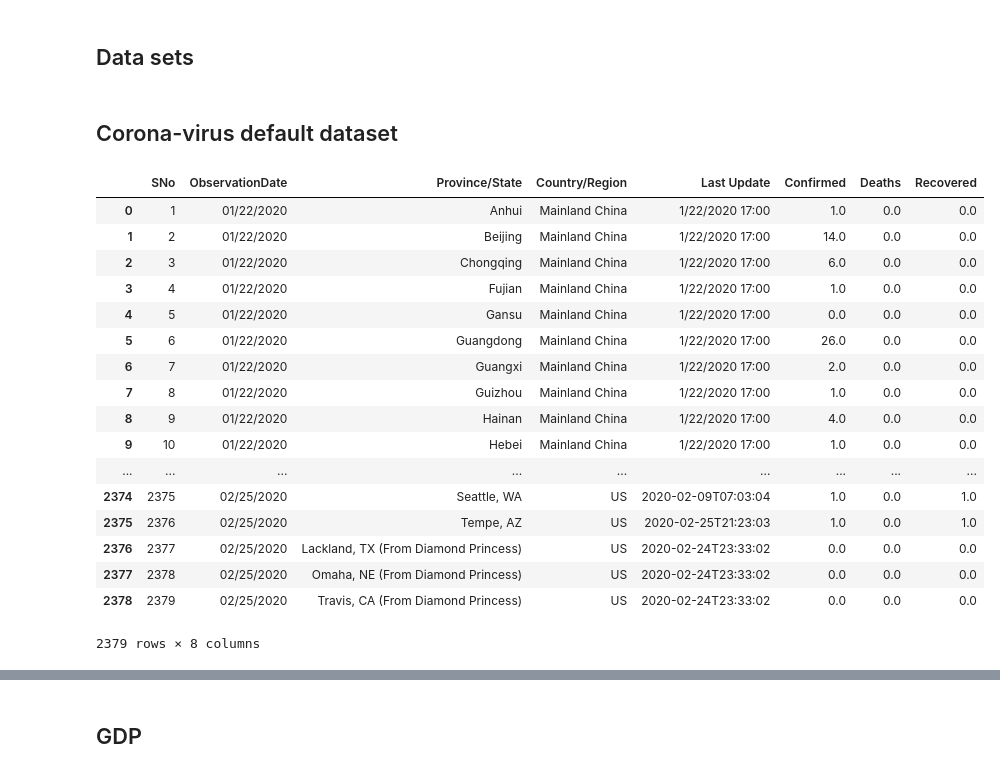
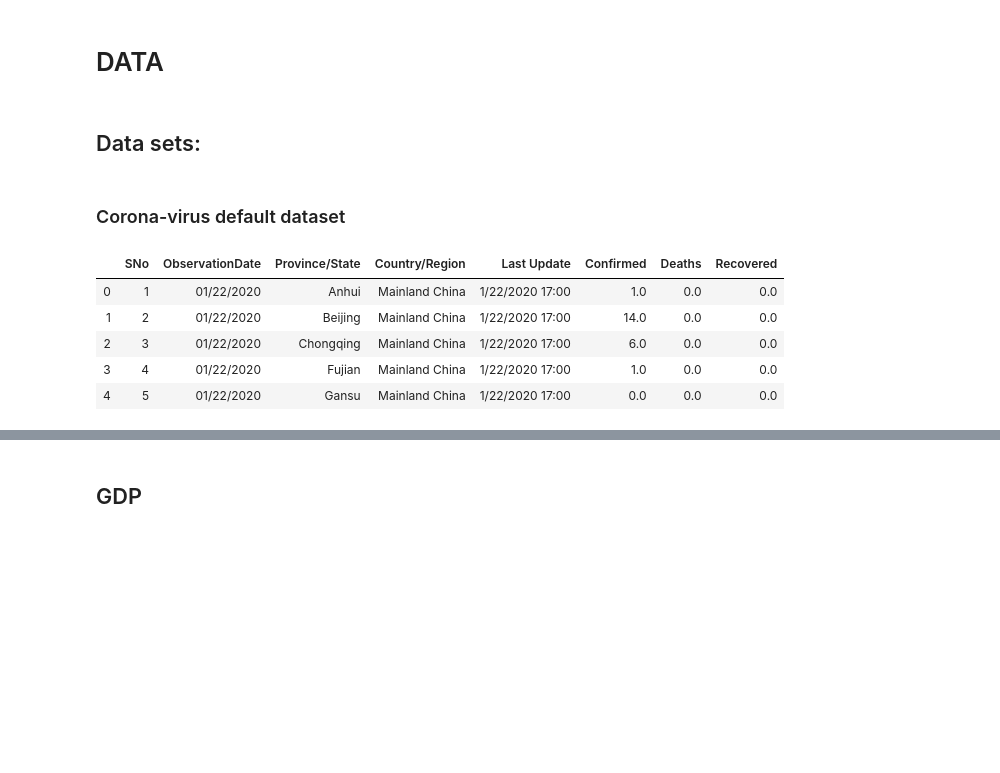
Before and after one commit to Yooru6/Corona-Virus, a Jupyter notebook: Corona_Data_Analysis.ipynb, the cells around one changed output, grey strips where cells are left out. Drawn from its saved outputs; the diff is of its cells as text; code cells hidden in the pictures; blank space fills up the shorter version.

```diff
--- a/Corona_Data_Analysis.ipynb
+++ b/Corona_Data_Analysis.ipynb
@@ -3,8 +3,10 @@ import pandas as pd
 import numpy
 import sklearn as sk
 import matplotlib.pyplot as plt
+# %% [markdown]
+# DATA
 # %% [markdown]
-## Data sets
+## Data sets:
 # %%
 filename_confirmed_net='https://raw.githubusercontent.com/CSSEGISandData/COVID-19/master/csse_covid_19_data/csse_covid_19_time_series/time_series_19-covid-Confirmed.csv'
 filename_deaths_net='https://raw.githubusercontent.com/CSSEGISandData/COVID-19/master/csse_covid_19_data/csse_covid_19_time_series/time_series_19-covid-Deaths.csv'
@@ -20,26 +22,14 @@ data_deaths=pd.read_csv(filename_deaths_net,index_col=None,na_values='?',sep=','
 data_recovered=pd.read_csv(filename_recovered_net,index_col=None,na_values='?',sep=',')
 data_confirmed=pd.read_csv(filename_confirmed_net,index_col=None,na_values='?',sep=',')
 # %% [markdown]
-## Corona-virus default dataset
+### Corona-virus default dataset
 # %%
-data_common
+data_common.head(5)
 # %% [output]
 |  | SNo | ObservationDate | Province/State | Country/Region | Last Update | Confirmed | Deaths | Recovered |
 | 0 | 1 | 01/22/2020 | Anhui | Mainland China | 1/22/2020 17:00 | 1.0 | 0.0 | 0.0 |
 | 1 | 2 | 01/22/2020 | Beijing | Mainland China | 1/22/2020 17:00 | 14.0 | 0.0 | 0.0 |
 | 2 | 3 | 01/22/2020 | Chongqing | Mainland China | 1/22/2020 17:00 | 6.0 | 0.0 | 0.0 |
 | 3 | 4 | 01/22/2020 | Fujian | Mainland China | 1/22/2020 17:00 | 1.0 | 0.0 | 0.0 |
 | 4 | 5 | 01/22/2020 | Gansu | Mainland China | 1/22/2020 17:00 | 0.0 | 0.0 | 0.0 |
-| 5 | 6 | 01/22/2020 | Guangdong | Mainland China | 1/22/2020 17:00 | 26.0 | 0.0 | 0.0 |
-| 6 | 7 | 01/22/2020 | Guangxi | Mainland China | 1/22/2020 17:00 | 2.0 | 0.0 | 0.0 |
-| 7 | 8 | 01/22/2020 | Guizhou | Mainland China | 1/22/2020 17:00 | 1.0 | 0.0 | 0.0 |
-| 8 | 9 | 01/22/2020 | Hainan | Mainland China | 1/22/2020 17:00 | 4.0 | 0.0 | 0.0 |
-| 9 | 10 | 01/22/2020 | Hebei | Mainland China | 1/22/2020 17:00 | 1.0 | 0.0 | 0.0 |
-| ... | ... | ... | ... | ... | ... | ... | ... | ... |
-| 2374 | 2375 | 02/25/2020 | Seattle, WA | US | 2020-02-09T07:03:04 | 1.0 | 0.0 | 1.0 |
-| 2375 | 2376 | 02/25/2020 | Tempe, AZ | US | 2020-02-25T21:23:03 | 1.0 | 0.0 | 1.0 |
-| 2376 | 2377 | 02/25/2020 | Lackland, TX (From Diamond Princess) | US | 2020-02-24T23:33:02 | 0.0 | 0.0 | 0.0 |
-| 2377 | 2378 | 02/25/2020 | Omaha, NE (From Diamond Princess) | US | 2020-02-24T23:33:02 | 0.0 | 0.0 | 0.0 |
-| 2378 | 2379 | 02/25/2020 | Travis, CA (From Diamond Princess) | US | 2020-02-24T23:33:02 | 0.0 | 0.0 | 0.0 |
-2379 rows × 8 columns
 # %% [markdown]
```
Also changed, not shown: parts of 91 cells of this notebook, 40 other files.
